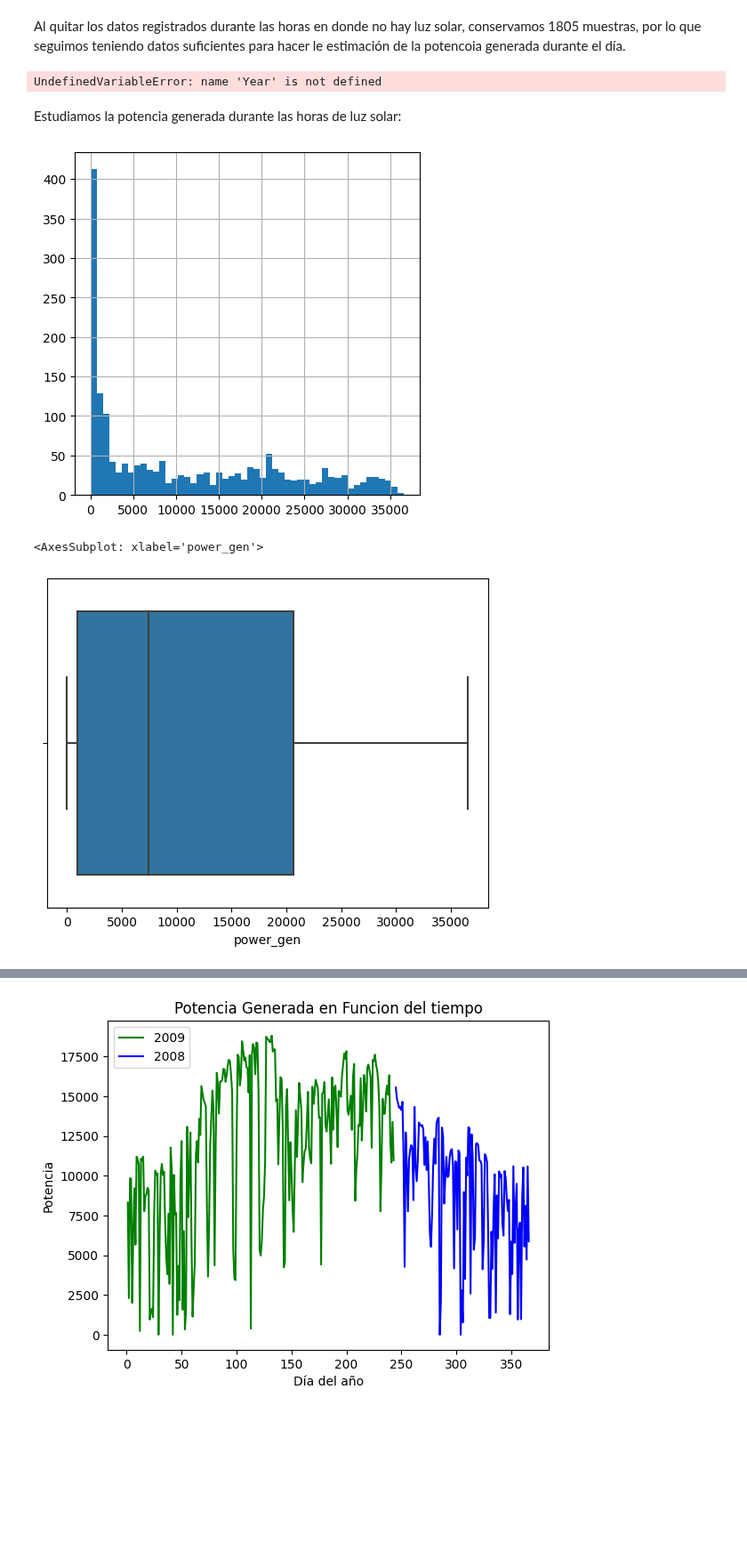
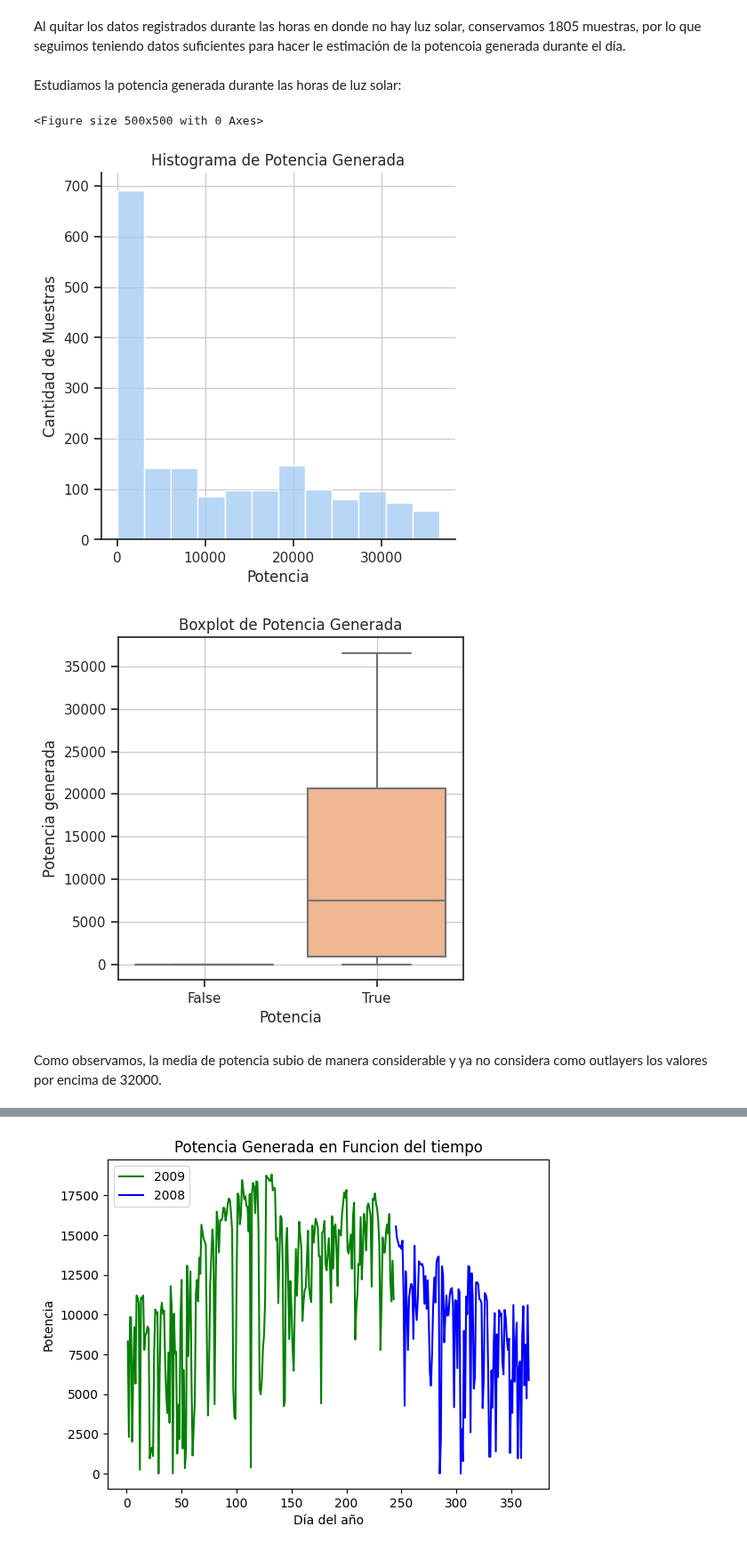
Before and after one commit to FernandoEzequiel/Coder, a Jupyter notebook: notebook/Entregas Coder/Visualizaciones_GarciaGonzalez.ipynb, the cells around one changed output, grey strips where cells are left out. Shown at 89% size. Cells and saved outputs as stored; diff of their text form; code cells hidden in the pictures; blank space fills up the shorter version.

```diff
--- a/notebook/Entregas Coder/Visualizaciones_GarciaGonzalez.ipynb
+++ b/notebook/Entregas Coder/Visualizaciones_GarciaGonzalez.ipynb
@@ -166,27 +166,35 @@ df_DataSet2_dia
 1805 rows × 16 columns
 # %% [markdown]
 Al quitar los datos registrados durante las horas en donde no hay luz solar, conservamos 1805 muestras, por lo que seguimos teniendo datos suficientes para hacer le estimación de la potencoia generada durante el día.
-# %%
-# separo el dataset en 2008 y 2009
-df_DataSet2_2008 = df_DataSet2.query('Year == 2008')
-df_DataSet2_2009 = df_DataSet2.query('Year == 2009')
-display(df_DataSet2_2008.tail())
-df_DataSet2_2009.head()
-# %% [output]
-UndefinedVariableError: name 'Year' is not defined
 # %% [markdown]
 Estudiamos la potencia generada durante las horas de luz solar:
-# %%
-# estudiamos la distribución de la potencia generada
-df_DataSet2_dia.loc[:,'power_gen'].hist(bins=50,figsize=(5,5))
-plt.show()
-
-#sns.set_theme(style="ticks", palette="pastel")
-sns.boxplot(x=df_DataSet2_dia["power_gen"])
-# %% [output]
-[figure, removed]
-<AxesSubplot: xlabel='power_gen'>
-[figure, removed]
+# %%
+# estudiamos la distribución de la potencia generada
+
+sns.set_theme(style="ticks", palette="pastel")
+plt.figure(figsize=(5,5)) #defino el tamaño del grafico
+sns.displot(x = 'power_gen', data = df_DataSet2_dia)
+plt.xlabel('Potencia')
+plt.ylabel('Cantidad de Muestras')
+plt.title('Histograma de Potencia Generada')
+plt.grid(True)
+plt.show()
+# %% [output]
+<Figure size 500x500 with 0 Axes>
+[figure, added]
+# %%
+sns.set_theme(style="ticks", palette="pastel")
+plt.figure(figsize=(5,5)) #defino el tamaño del grafico
+sns.boxplot(y = 'power_gen', x = 'is_daylight', data = df_DataSet2)
+plt.xlabel('Potencia')
+plt.ylabel('Potencia generada')
+plt.title('Boxplot de Potencia Generada')
+plt.grid(True)
+plt.show()
+# %% [output]
+[figure, added]
+# %% [markdown]
+Como observamos, la media de potencia subio de manera considerable y ya no considera como outlayers los valores por encima de 32000.
 # %%
 df_DataSet2_avg_dia_2008 = df_DataSet2_dia.groupby('day_year').mean().query('year == 2008')
 df_DataSet2_avg_dia_2009 = df_DataSet2_dia.groupby('day_year').mean().query('year == 2009')
```
Also changed, not shown: parts of 10 cells of this notebook.
